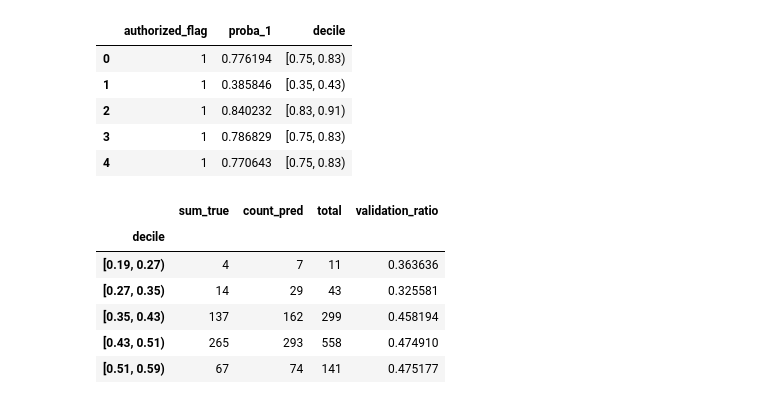
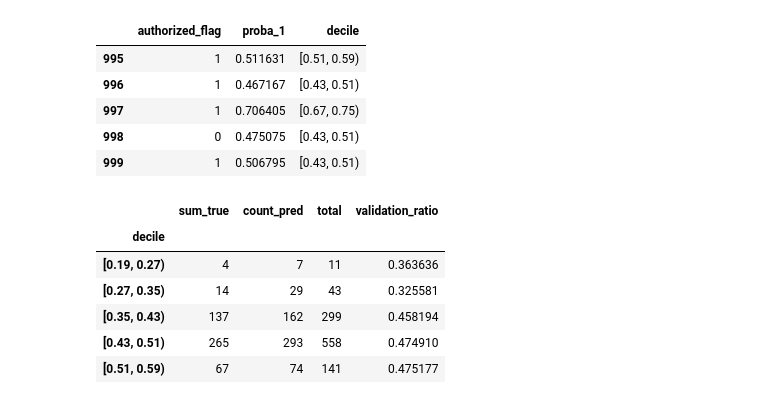
Before and after one commit to thomascayla/workshop, a Jupyter notebook: ipython_notebooks/notebook editor for compute_ofSVU3Pe.ipynb, the cells around one changed output. Cells and saved outputs as stored; diff of their text form; code cells hidden in the pictures.

```diff
--- a/ipython_notebooks/notebook editor for compute_ofSVU3Pe.ipynb
+++ b/ipython_notebooks/notebook editor for compute_ofSVU3Pe.ipynb
@@ -17,14 +17,14 @@ transactions_known_scored['decile'] = pd.cut(x=transactions_known_scored.proba_1
                                              bins=10, precision=1, right=False)
 transactions_known_scored.decile = transactions_known_scored.decile.astype(str)
 # %%
-transactions_known_scored.head()
+transactions_known_scored.tail()
 # %% [output]
 |  | authorized_flag | proba_1 | decile |
-| 0 | 1 | 0.776194 | [0.75, 0.83) |
-| 1 | 1 | 0.385846 | [0.35, 0.43) |
-| 2 | 1 | 0.840232 | [0.83, 0.91) |
-| 3 | 1 | 0.786829 | [0.75, 0.83) |
-| 4 | 1 | 0.770643 | [0.75, 0.83) |
+| 995 | 1 | 0.511631 | [0.51, 0.59) |
+| 996 | 1 | 0.467167 | [0.43, 0.51) |
+| 997 | 1 | 0.706405 | [0.67, 0.75) |
+| 998 | 0 | 0.475075 | [0.43, 0.51) |
+| 999 | 1 | 0.506795 | [0.43, 0.51) |
 # %%
 col_names = {'authorized_flag':'sum_true', 'proba_1':'count_pred'}
 df_by_deciles = transactions_known_scored.groupby(by='decile').agg({'authorized_flag':'sum',
```
